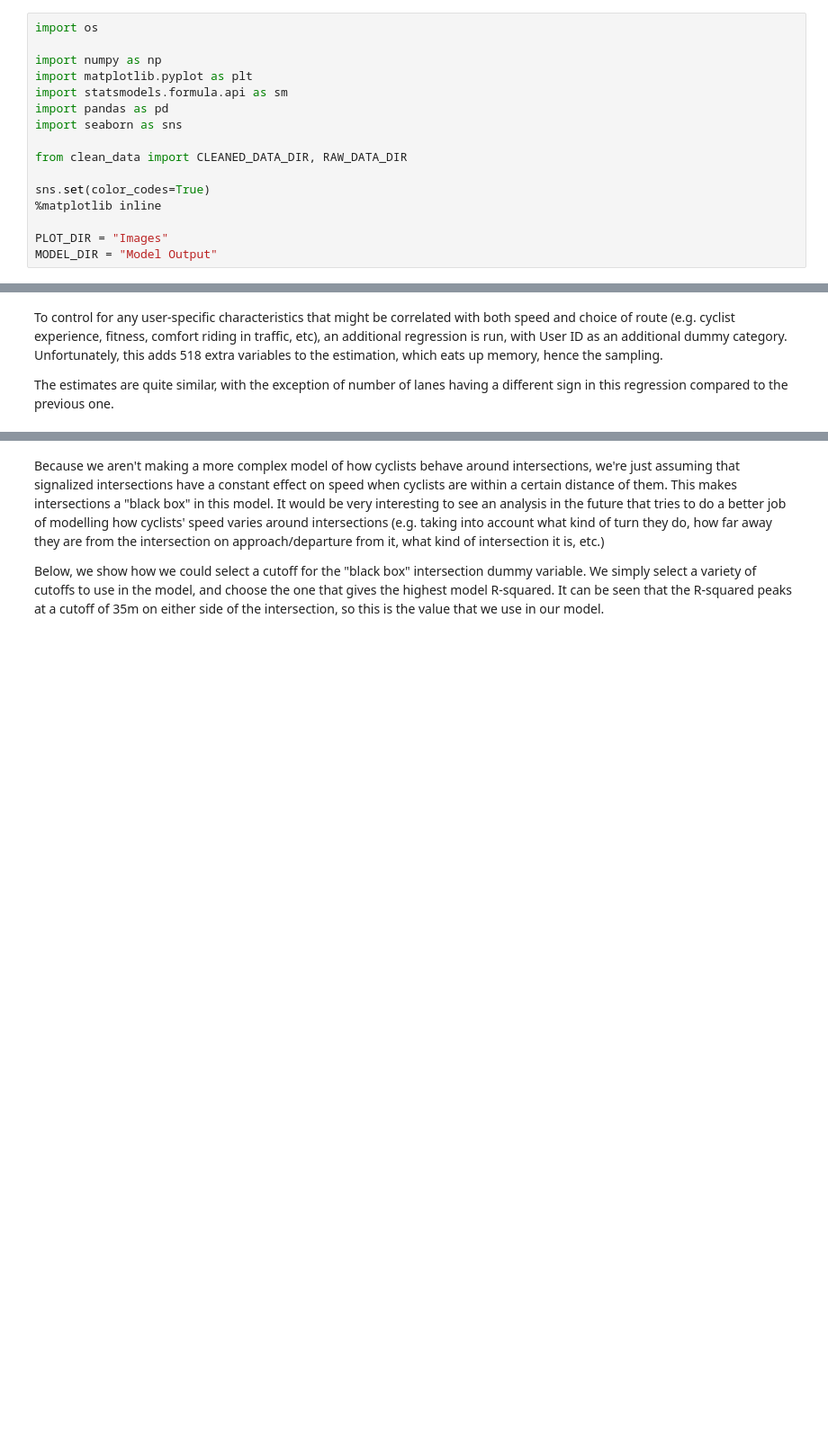
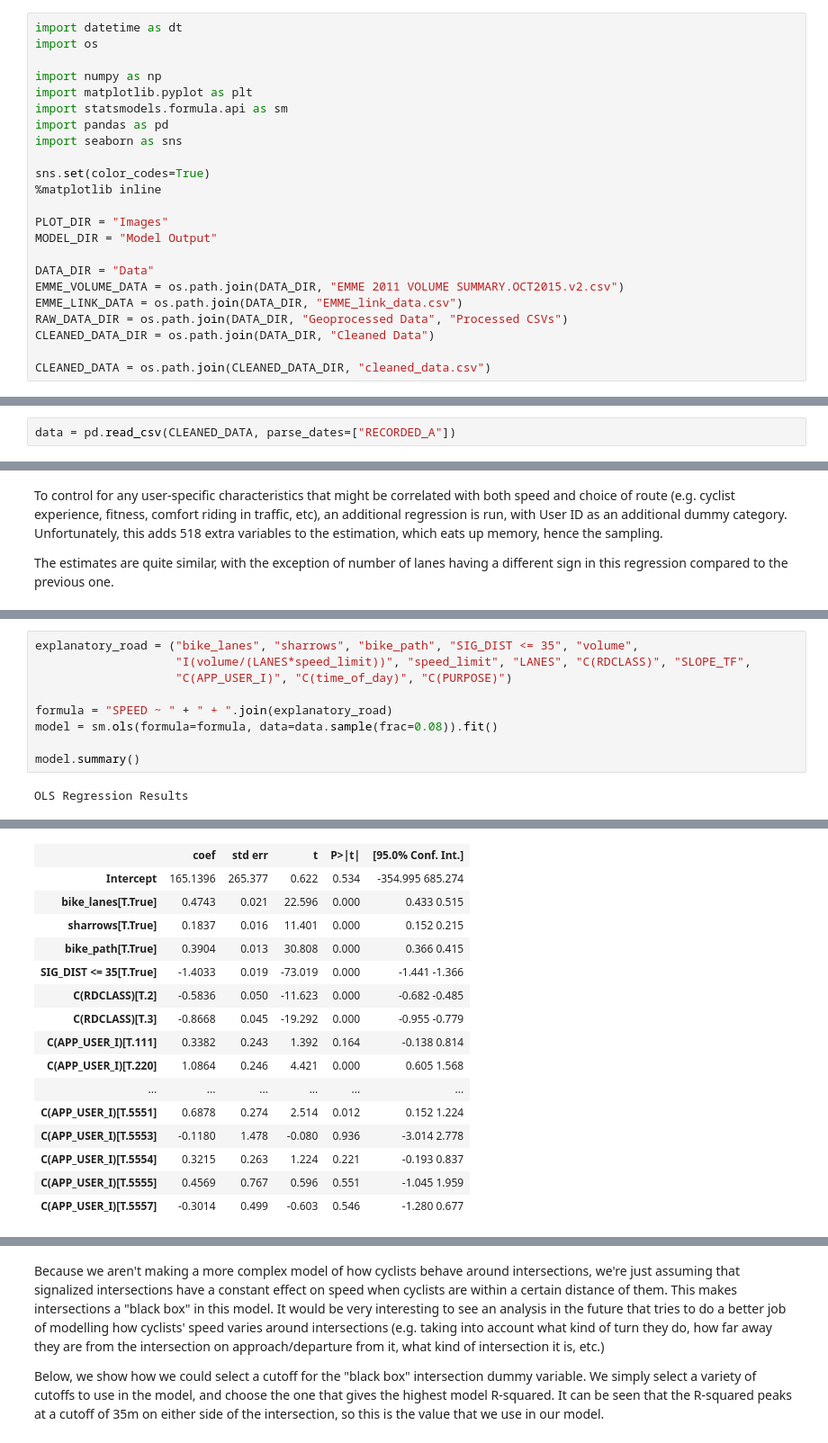
Before and after one commit to aclarry/toronto-cycling-speed-analysis, a Jupyter notebook: Speed Analysis.ipynb, the cells around one changed output, grey strips where cells are left out. Shown at 90% size. Drawn from its saved outputs; the diff is of its cells as text; blank space fills up the shorter version.

Commit message:
Add control for time of day and purpose

```diff
--- a/Speed Analysis.ipynb
+++ b/Speed Analysis.ipynb
@@ -1,4 +1,5 @@
 # %%
+import datetime as dt
 import os
 
 import numpy as np
@@ -7,10 +8,16 @@ import statsmodels.formula.api as sm
 import pandas as pd
 import seaborn as sns
 
-from clean_data import CLEANED_DATA_DIR, RAW_DATA_DIR
-
 sns.set(color_codes=True)
 %matplotlib inline
 
 PLOT_DIR = "Images"
 MODEL_DIR = "Model Output"
+
+DATA_DIR = "Data"
+EMME_VOLUME_DATA = os.path.join(DATA_DIR, "EMME 2011 VOLUME SUMMARY.OCT2015.v2.csv")
+EMME_LINK_DATA = os.path.join(DATA_DIR, "EMME_link_data.csv")
+RAW_DATA_DIR = os.path.join(DATA_DIR, "Geoprocessed Data", "Processed CSVs")
+CLEANED_DATA_DIR = os.path.join(DATA_DIR, "Cleaned Data")
+
+CLEANED_DATA = os.path.join(CLEANED_DATA_DIR, "cleaned_data.csv")
@@ -21,0 +108,2 @@ data = data[data["CUMUL_METE"] != 0]
+# %%
+data = pd.read_csv(CLEANED_DATA, parse_dates=["RECORDED_A"])
@@ -137,0 +230,11 @@ OLS Regression Results
+# %%
+explanatory_road = ("bike_lanes", "sharrows", "bike_path", "SIG_DIST <= 35", "volume",
+                    "I(volume/(LANES*speed_limit))", "speed_limit", "LANES", "C(RDCLASS)", "SLOPE_TF",
+                    "C(APP_USER_I)", "C(time_of_day)", "C(PURPOSE)")
+
+formula = "SPEED ~ " + " + ".join(explanatory_road)
+model = sm.ols(formula=formula, data=data.sample(frac=0.08)).fit()
+
+model.summary()
+# %% [output]
+OLS Regression Results
@@ -137,0 +250,16 @@ OLS Regression Results
+|  | coef | std err | t | P>|t| | [95.0% Conf. Int.] |
+| Intercept | 165.1396 | 265.377 | 0.622 | 0.534 | -354.995 685.274 |
+| bike_lanes[T.True] | 0.4743 | 0.021 | 22.596 | 0.000 | 0.433 0.515 |
+| sharrows[T.True] | 0.1837 | 0.016 | 11.401 | 0.000 | 0.152 0.215 |
+| bike_path[T.True] | 0.3904 | 0.013 | 30.808 | 0.000 | 0.366 0.415 |
+| SIG_DIST <= 35[T.True] | -1.4033 | 0.019 | -73.019 | 0.000 | -1.441 -1.366 |
+| C(RDCLASS)[T.2] | -0.5836 | 0.050 | -11.623 | 0.000 | -0.682 -0.485 |
+| C(RDCLASS)[T.3] | -0.8668 | 0.045 | -19.292 | 0.000 | -0.955 -0.779 |
+| C(APP_USER_I)[T.111] | 0.3382 | 0.243 | 1.392 | 0.164 | -0.138 0.814 |
+| C(APP_USER_I)[T.220] | 1.0864 | 0.246 | 4.421 | 0.000 | 0.605 1.568 |
+| ... | ... | ... | ... | ... | ... |
+| C(APP_USER_I)[T.5551] | 0.6878 | 0.274 | 2.514 | 0.012 | 0.152 1.224 |
+| C(APP_USER_I)[T.5553] | -0.1180 | 1.478 | -0.080 | 0.936 | -3.014 2.778 |
+| C(APP_USER_I)[T.5554] | 0.3215 | 0.263 | 1.224 | 0.221 | -0.193 0.837 |
+| C(APP_USER_I)[T.5555] | 0.4569 | 0.767 | 0.596 | 0.551 | -1.045 1.959 |
+| C(APP_USER_I)[T.5557] | -0.3014 | 0.499 | -0.603 | 0.546 | -1.280 0.677 |
```
Also changed, not shown: parts of 10 cells of this notebook.
